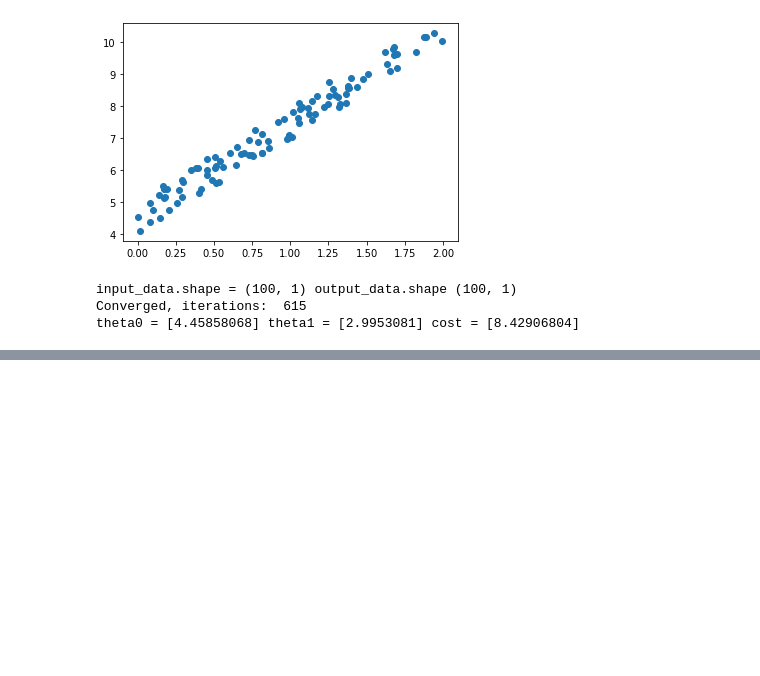
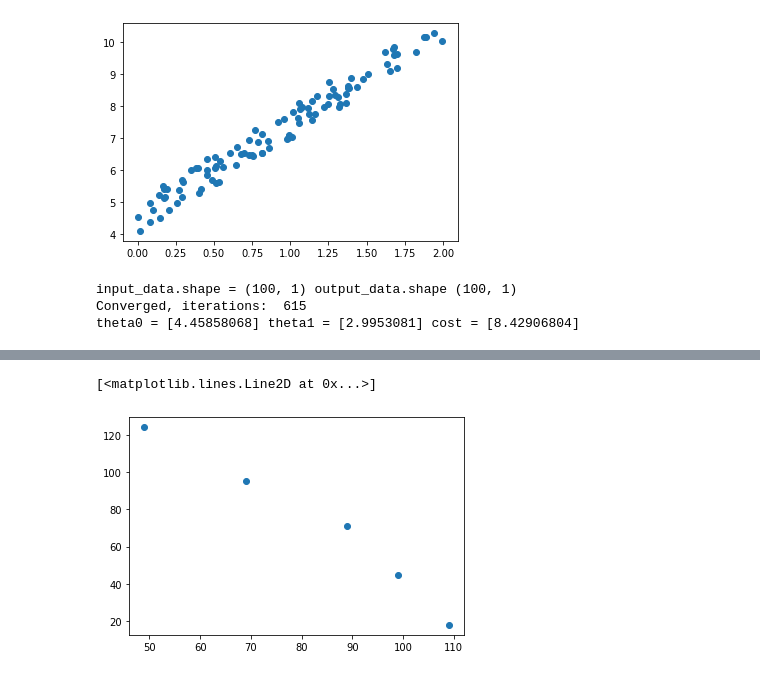
Before and after one commit to landonbr/Algorithms, a Jupyter notebook: gradient_descent.ipynb, the cells around one changed output, grey strips where cells are left out. Saved outputs shown, nothing was run; the diff lists cells and outputs as text; code cells hidden in the pictures; blank space fills up the shorter version.

```diff
--- a/gradient_descent.ipynb
+++ b/gradient_descent.ipynb
@@ -73,0 +73,9 @@ ValueError: x and y must have same first dimension, but have shapes (100, 1) and
+# %%
+# example 2
+# Y = XA + E - least squeares method with matrix mult.
+x = np.array([49,69,89,99,109])
+y = np.array([124, 95, 71, 45, 18])
+plt.plot(x,y,'o')
+# %% [output]
+[<matplotlib.lines.Line2D at 0x...>]
+[figure, added]
```
Also changed, not shown: parts of 5 cells of this notebook.
